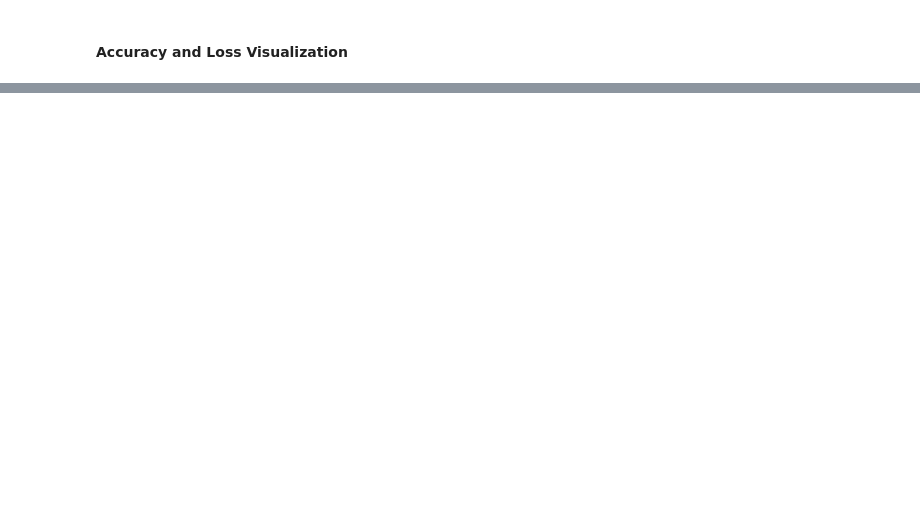
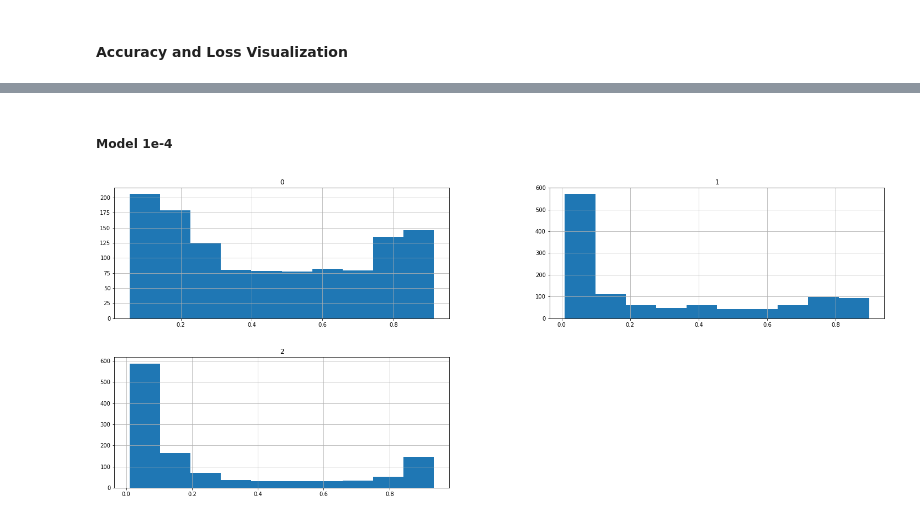
Before and after one commit to ProsperChuks/Customer-Sentiment-Analysis, a Jupyter notebook: absa/notebooks/lstm_model.ipynb, the cells around one changed output, grey strips where cells are left out. Cells and saved outputs as stored; diff of their text form; code cells hidden in the pictures; blank space fills up the shorter version.

```diff
--- a/absa/notebooks/lstm_model.ipynb
+++ b/absa/notebooks/lstm_model.ipynb
@@ -118,0 +178,7 @@ Text(0, 0.5, 'Accuracy')
+# %% [markdown]
+##### Model 1e-4
+# %%
+pred4.hist(figsize=(25, 10))
+plt.show()
+# %% [output]
+[figure, added]
```
Also changed, not shown: parts of 21 cells of this notebook, 15 other files.
